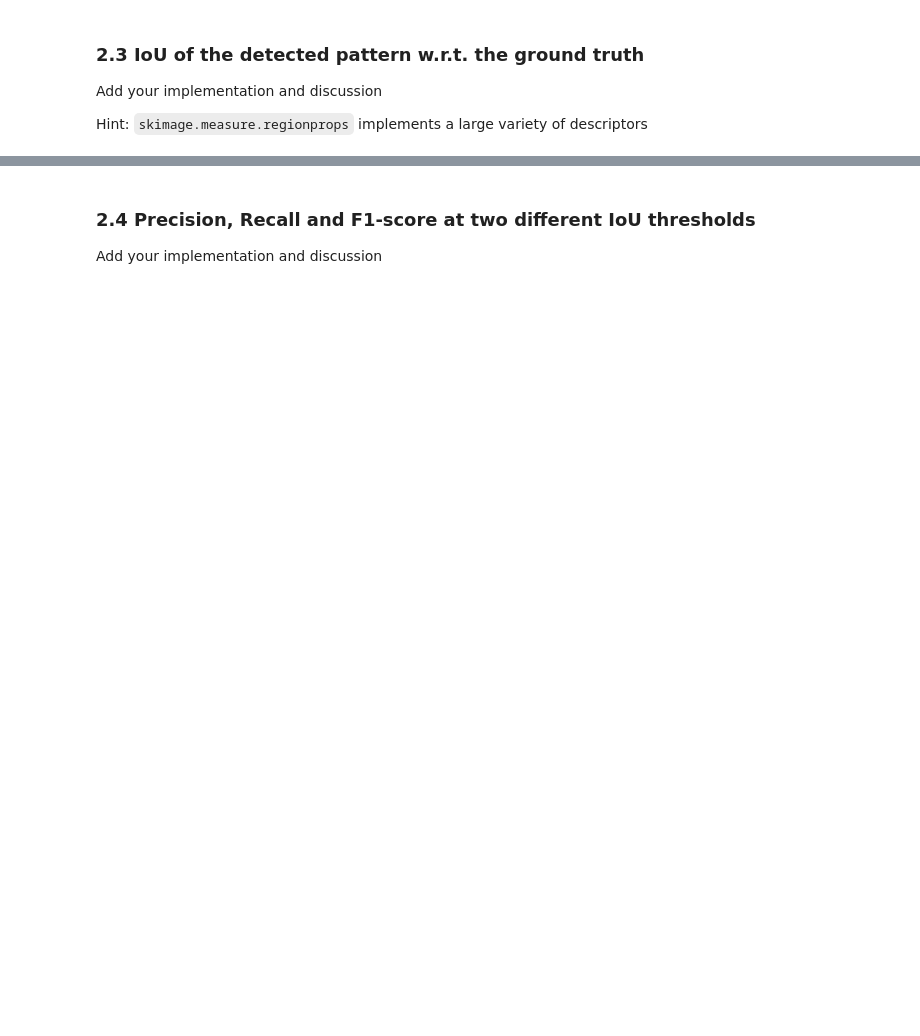
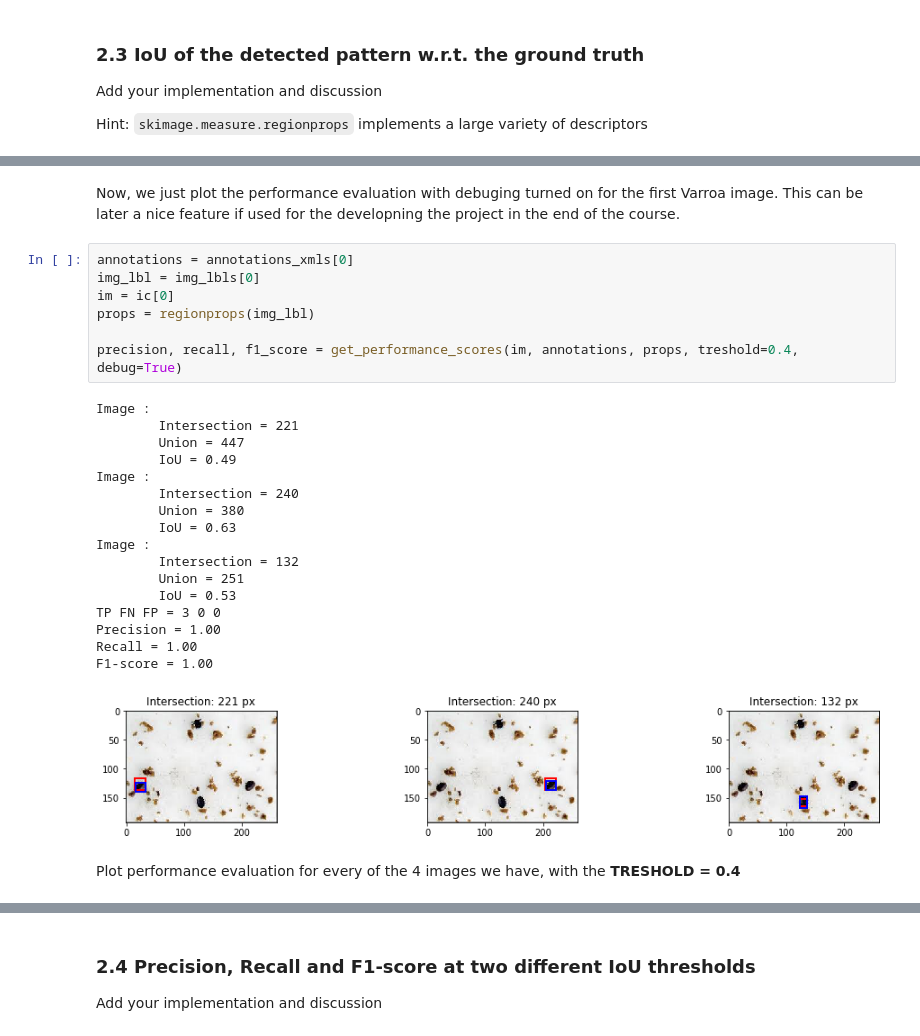
Before and after one commit to JelenaBanjac/image-analysis, a Jupyter notebook: labs/lab_01_segmentation.ipynb, the cells around one changed output, grey strips where cells are left out. Cells and saved outputs as stored; diff of their text form; blank space fills up the shorter version.

```diff
--- a/labs/lab_01_segmentation.ipynb
+++ b/labs/lab_01_segmentation.ipynb
@@ -498,0 +636,29 @@ IoU = 0.54
+# %% [markdown]
+Now, we just plot the performance evaluation with debuging turned on for the first Varroa image. This can be later a nice feature if used for the developning the project in the end of the course.
+# %%
+annotations = annotations_xmls[0]
+img_lbl = img_lbls[0]
+im = ic[0]
+props = regionprops(img_lbl)
+
+precision, recall, f1_score = get_performance_scores(im, annotations, props, treshold=0.4, debug=True)
+# %% [output]
+Image :
+        Intersection = 221
+        Union = 447
+        IoU = 0.49
+Image :
+        Intersection = 240
+        Union = 380
+        IoU = 0.63
+Image :
+        Intersection = 132
+        Union = 251
+        IoU = 0.53
+TP FN FP = 3 0 0
+Precision = 1.00
+Recall = 1.00
+F1-score = 1.00
+[figure, added]
+# %% [markdown]
+Plot performance evaluation for every of the 4 images we have, with the **TRESHOLD = 0.4**
```
Also changed, not shown: parts of 23 cells of this notebook.
